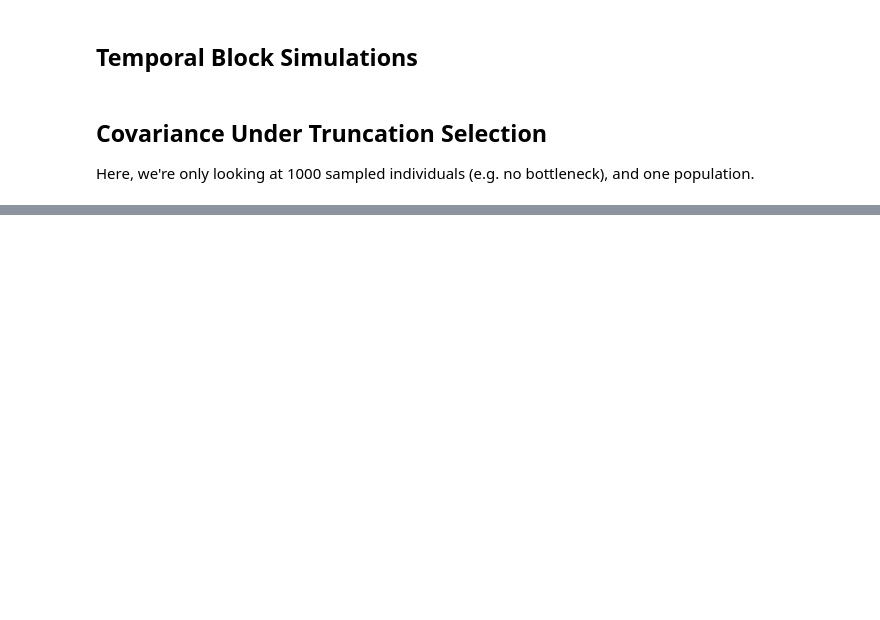
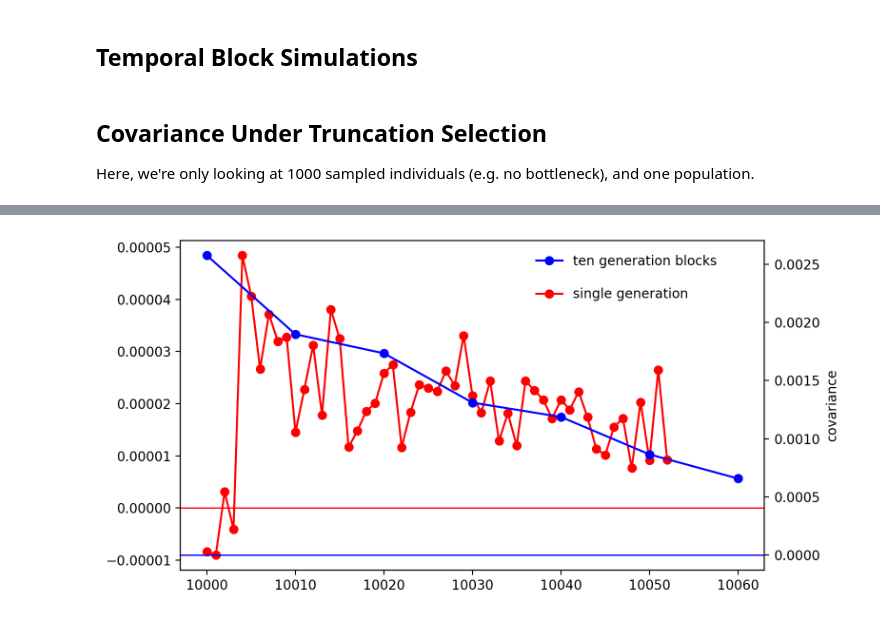
Before and after one commit to vsbuffalo/cvtk, a Jupyter notebook: notebooks/temporal_blocks.ipynb, the cells around one changed output, grey strips where cells are left out. Saved outputs shown, nothing was run; the diff lists cells and outputs as text; code cells hidden in the pictures; blank space fills up the shorter version.

```diff
--- a/notebooks/temporal_blocks.ipynb
+++ b/notebooks/temporal_blocks.ipynb
@@ -563,0 +159,48 @@ s = 0.00, mean sum of covs = 0.0002
+# %%
+fig, ax = plt.subplots(ncols=1, nrows=1)
+
+block_gens = np.arange(10000, 10000 + 100, 10)[:-3]
+everygen_gens = np.arange(10000, 10000 + 55, 1)[:-2]
+
+maxgen = 55
+ref = 6
+R = 2
+T = 55
+
+# crap you need to do because matplotlib...
+labset = set()
+
+for params, (covs, Gs, dim) in stacked_everygen_results.items():
+    params = dict(params)
+
+    cov = covs.mean(axis=0)
+    mean_cov = stack_temporal_covariances(cov, dim[0], dim[1])
+
+    lab = 'single generation'
+    n = mean_cov.shape[0] # assumes these are all the same shape
+    ref = 5
+    idx = (np.arange(n) != ref) & (np.arange(n) < maxgen)
+    ax.plot(everygen_gens[:(maxgen-1)], mean_cov[ref, idx, 0], '-o', label=lab, alpha=1, c='r')
+    ax.set_title("")
+    ax.axhline(0, c='r', linewidth=1)
+
+ax2 = ax.twinx()
+for params, (covs, Gs, dim) in stacked_block_results.items():
+    params = dict(params)
+
+    cov = covs.mean(axis=0)
+    ref = 0
+    n = cov.shape[0] # assumes these are all the same shape
+    idx = (np.arange(n) != ref) & (np.arange(n) < maxgen)
+    lab = 'ten generation blocks'
+    ax2.plot(block_gens[:(maxgen-1)], cov[ref, idx], '-o', label=lab, alpha=1, c='b')
+    ax2.set_xlabel("generation")
+    ax2.set_ylabel("covariance")
+    ax2.set_title("")
+    ax2.axhline(0, c='b', linewidth=1)
+
+ax.legend(loc=(0.6, 0.8), frameon=False)
+ax2.legend(loc=(0.6, 0.9), frameon=False)
+plt.tight_layout()
+# %% [output]
+[figure, added]
```
Also changed, not shown: parts of 74 cells of this notebook, 7 other files.
